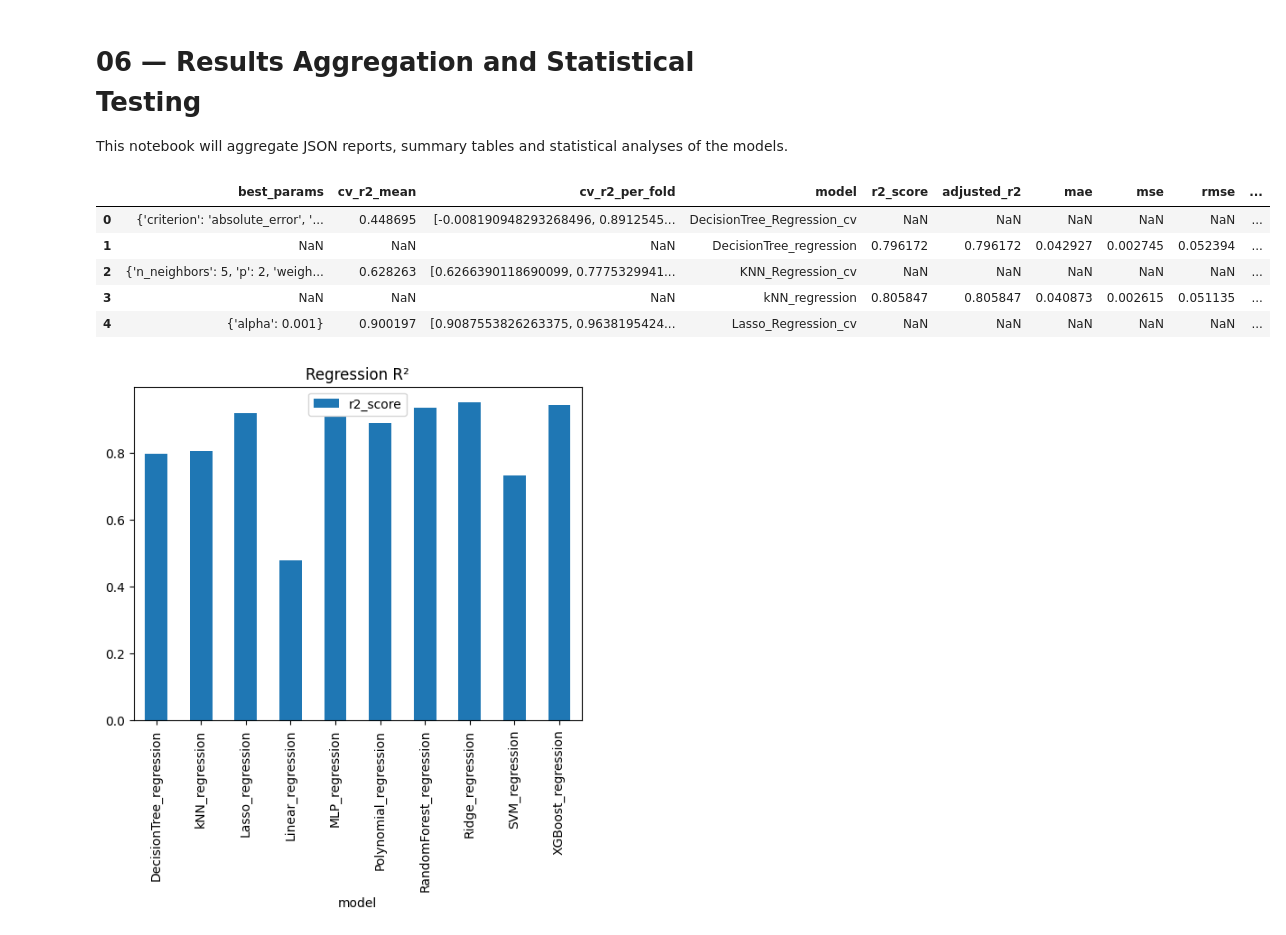
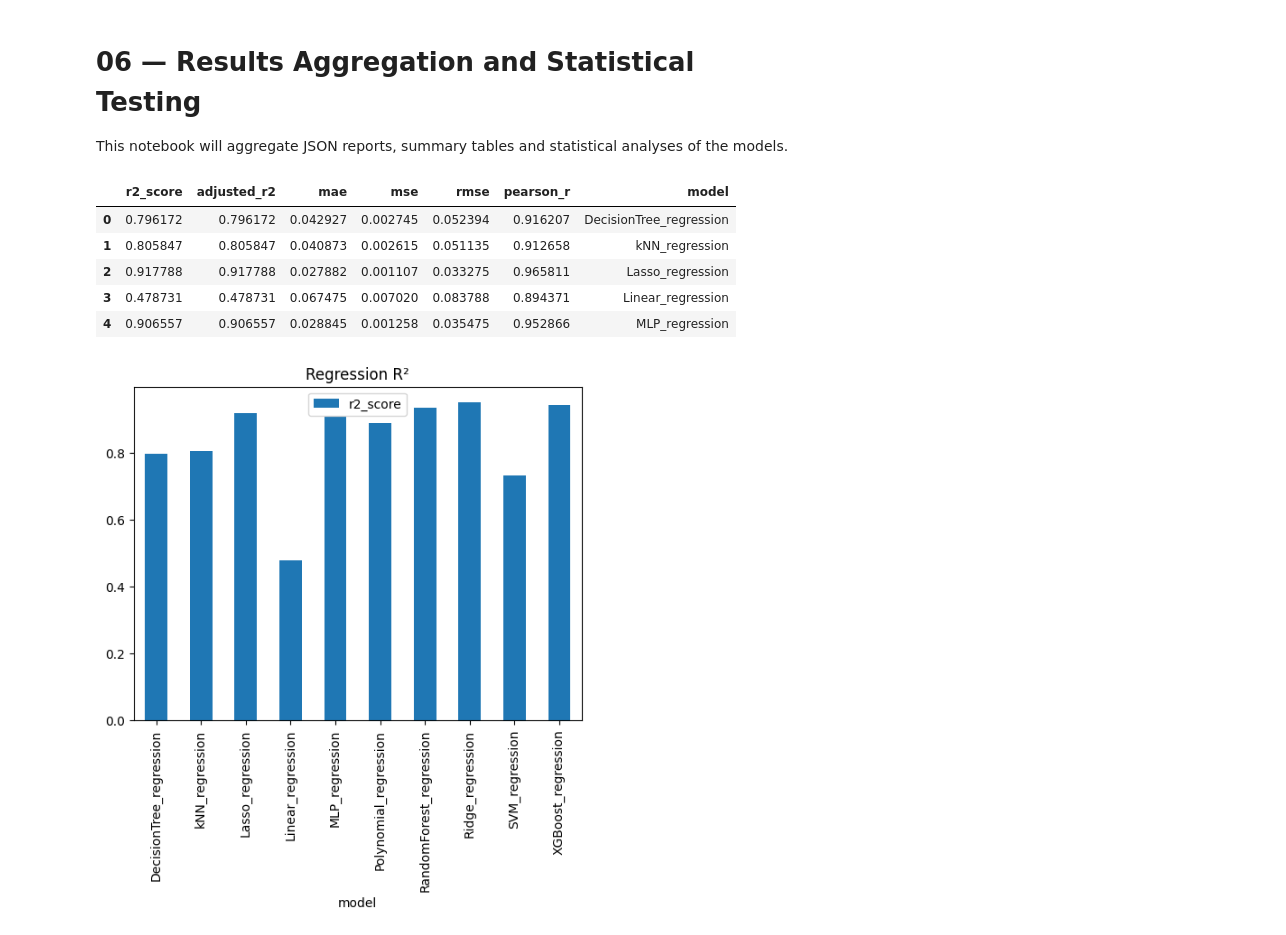
Before and after one commit to angelinedorvil/US-States-Happiness-Ranking, a Jupyter notebook: notebooks/06_results_summary.ipynb, the cells around one changed output. Cells and saved outputs as stored; diff of their text form; code cells hidden in the pictures.

Commit message:
Update model training scripts and results files for clarity and completeness

```diff
--- a/notebooks/06_results_summary.ipynb
+++ b/notebooks/06_results_summary.ipynb
@@ -5,27 +5,31 @@ This notebook will aggregate JSON reports, summary tables and statistical analys
 # %%
 import pandas as pd, json, glob, os
 from pathlib import Path
 import matplotlib.pyplot as plt
 from scipy.stats import ttest_rel
 
 files = glob.glob("../results/models/*.json", recursive=True)
 records = []
 for f in files:
     if "regression" not in f.lower():
         continue
+    if "test_report" not in f.lower():
+        continue
     with open(f) as j:
         d = json.load(j)
         d["model"] = Path(f).stem.replace("_test_report","")
         records.append(d)
 df = pd.DataFrame(records)
+# save df to csv
+df.to_csv("../results/models/Performance_results.csv", index=False)
 df.head()
 # %% [output]
-|  | best_params | cv_r2_mean | cv_r2_per_fold | model | r2_score | adjusted_r2 | mae | mse | rmse | ... |
-| 0 | {'criterion': 'absolute_error', '... | 0.448695 | [-0.008190948293268496, 0.8912545... | DecisionTree_Regression_cv | NaN | NaN | NaN | NaN | NaN | ... |
-| 1 | NaN | NaN | NaN | DecisionTree_regression | 0.796172 | 0.796172 | 0.042927 | 0.002745 | 0.052394 | ... |
-| 2 | {'n_neighbors': 5, 'p': 2, 'weigh... | 0.628263 | [0.6266390118690099, 0.7775329941... | KNN_Regression_cv | NaN | NaN | NaN | NaN | NaN | ... |
-| 3 | NaN | NaN | NaN | kNN_regression | 0.805847 | 0.805847 | 0.040873 | 0.002615 | 0.051135 | ... |
-| 4 | {'alpha': 0.001} | 0.900197 | [0.9087553826263375, 0.9638195424... | Lasso_Regression_cv | NaN | NaN | NaN | NaN | NaN | ... |
+|  | r2_score | adjusted_r2 | mae | mse | rmse | pearson_r | model |
+| 0 | 0.796172 | 0.796172 | 0.042927 | 0.002745 | 0.052394 | 0.916207 | DecisionTree_regression |
+| 1 | 0.805847 | 0.805847 | 0.040873 | 0.002615 | 0.051135 | 0.912658 | kNN_regression |
+| 2 | 0.917788 | 0.917788 | 0.027882 | 0.001107 | 0.033275 | 0.965811 | Lasso_regression |
+| 3 | 0.478731 | 0.478731 | 0.067475 | 0.007020 | 0.083788 | 0.894371 | Linear_regression |
+| 4 | 0.906557 | 0.906557 | 0.028845 | 0.001258 | 0.035475 | 0.952866 | MLP_regression |
 # %%
 # Plot summary bars for regression R²
 reg = df[df["model"].str.contains("regression")]
```
Also changed, not shown: 4 other files.
